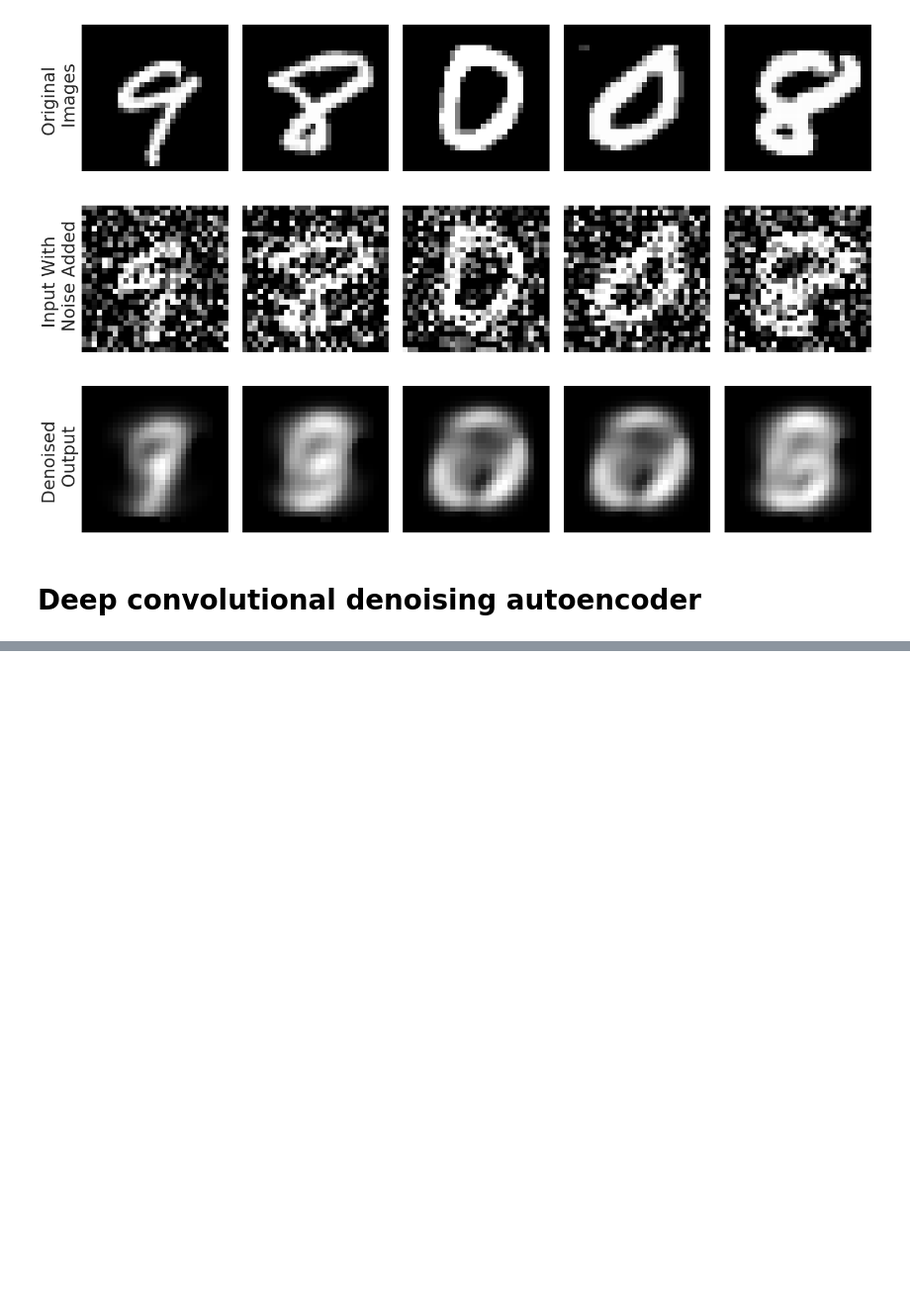
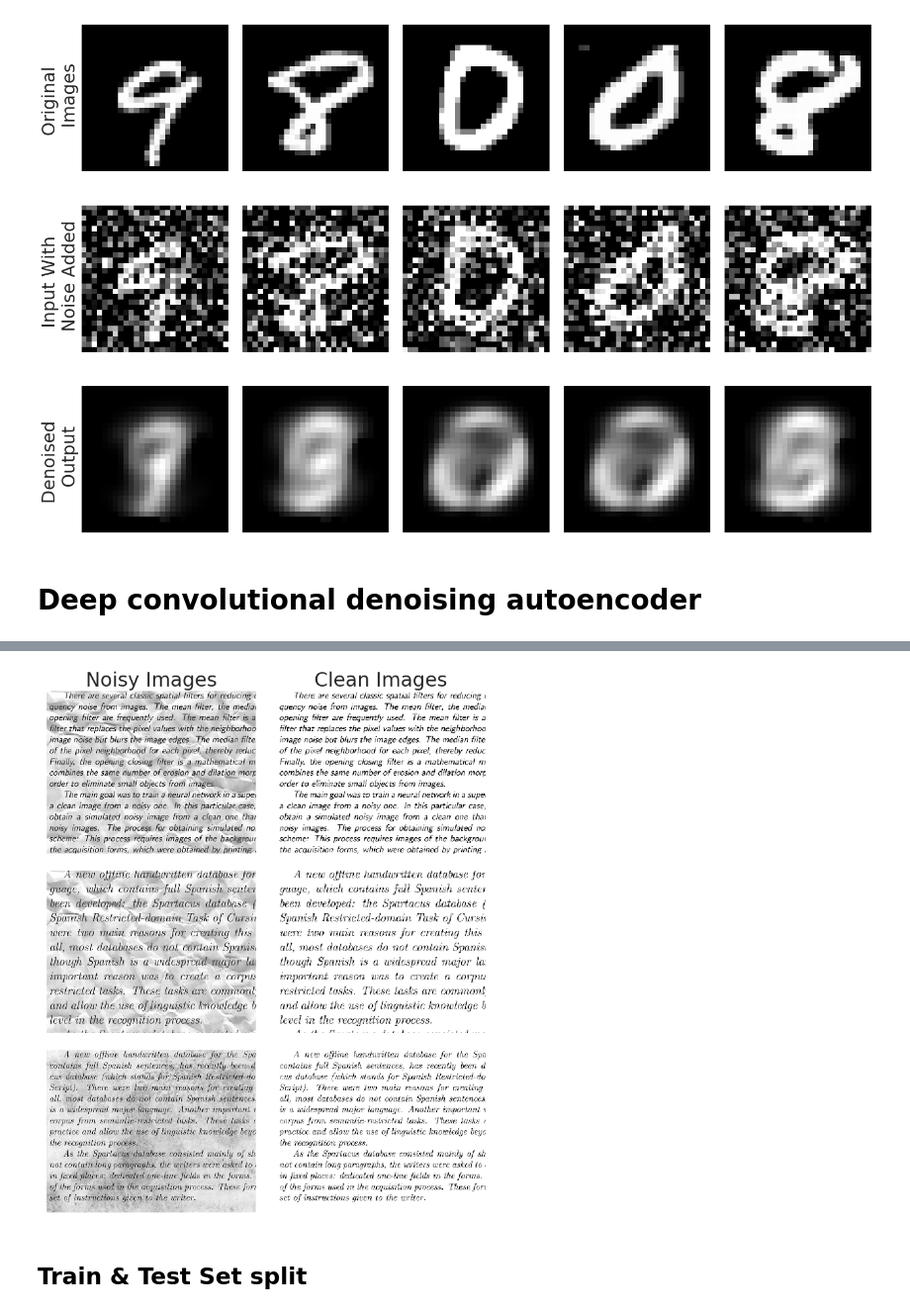
Before and after one commit to Rezwanul-Haque/neural_network_projects, a Jupyter notebook: noise_removing_problem/image_noise_removing/image_noise_reduction.ipynb, the cells around one changed output, grey strips where cells are left out. Shown at 99% size. Cells and saved outputs as stored; diff of their text form; code cells hidden in the pictures; blank space fills up the shorter version.

```diff
--- a/noise_removing_problem/image_noise_removing/image_noise_reduction.ipynb
+++ b/noise_removing_problem/image_noise_removing/image_noise_reduction.ipynb
@@ -328,0 +449,6 @@ plt.show()
+# %%
+BASE_DIR = os.getcwd() # Getting current working directories
+src_folder = f'{BASE_DIR}'
+# %%
+noisy_imgs_path = src_folder + '/data/noisy/'
+clean_imgs_path = src_folder + '/data/clean/'
@@ -328,0 +473,40 @@ plt.show()
+# %%
+X_train_clean = []
+
+for file in sorted(os.listdir(clean_imgs_path)):
+    img = load_img(clean_imgs_path + file, color_mode='grayscale', target_size=(420, 540))
+    img = img_to_array(img).astype('float32') / 255
+
+    X_train_clean.append(img)
+
+# Convert to numpy array
+X_train_clean = np.array(X_train_clean)
+# %%
+fig, ((ax1, ax2), (ax3, ax4), (ax5, ax6)) = plt.subplots(3, 2, figsize=(10, 12))
+
+randomly_selected_imgs = random.sample(range(X_train_noisy.shape[0]), 3)
+
+# plot noisy images on the left
+for idx, ax in enumerate([ax1, ax3, ax5]):
+    ax.imshow(X_train_noisy[idx].reshape(420, 540), cmap='gray')
+    if idx == 0:
+        ax.set_title("Noisy Images", size=30)
+    ax.grid(False)
+    ax.set_xticks([])
+    ax.set_yticks([])
+
+# plot clean images on the right
+for idx, ax in enumerate([ax2, ax4, ax6]):
+    ax.imshow(X_train_clean[idx].reshape(420, 540), cmap='gray')
+    if idx == 0:
+        ax.set_title("Clean Images", size=30)
+    ax.grid(False)
+    ax.set_xticks([])
+    ax.set_yticks([])
+
+plt.tight_layout()
+plt.show()
+# %% [output]
+[figure, added]
+# %% [markdown]
+## Train & Test Set split
```
Also changed, not shown: parts of 34 cells of this notebook, 2 other files.
